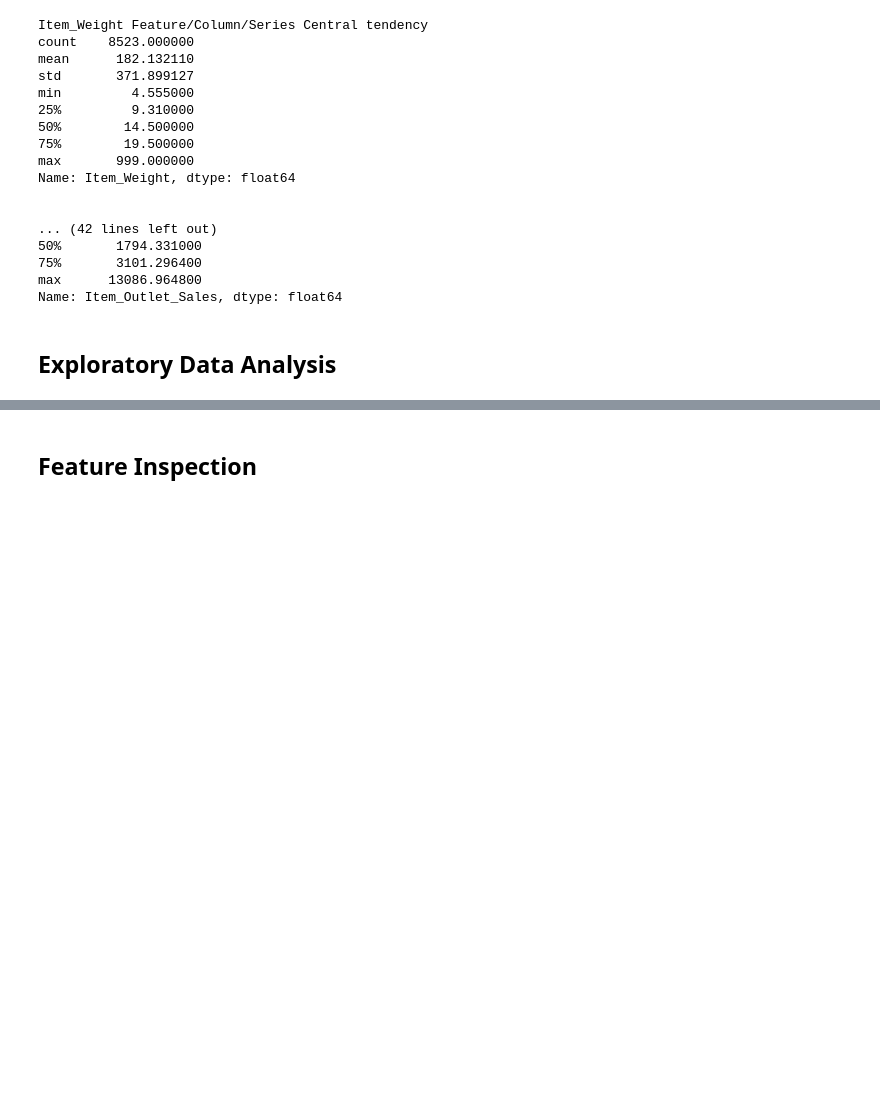
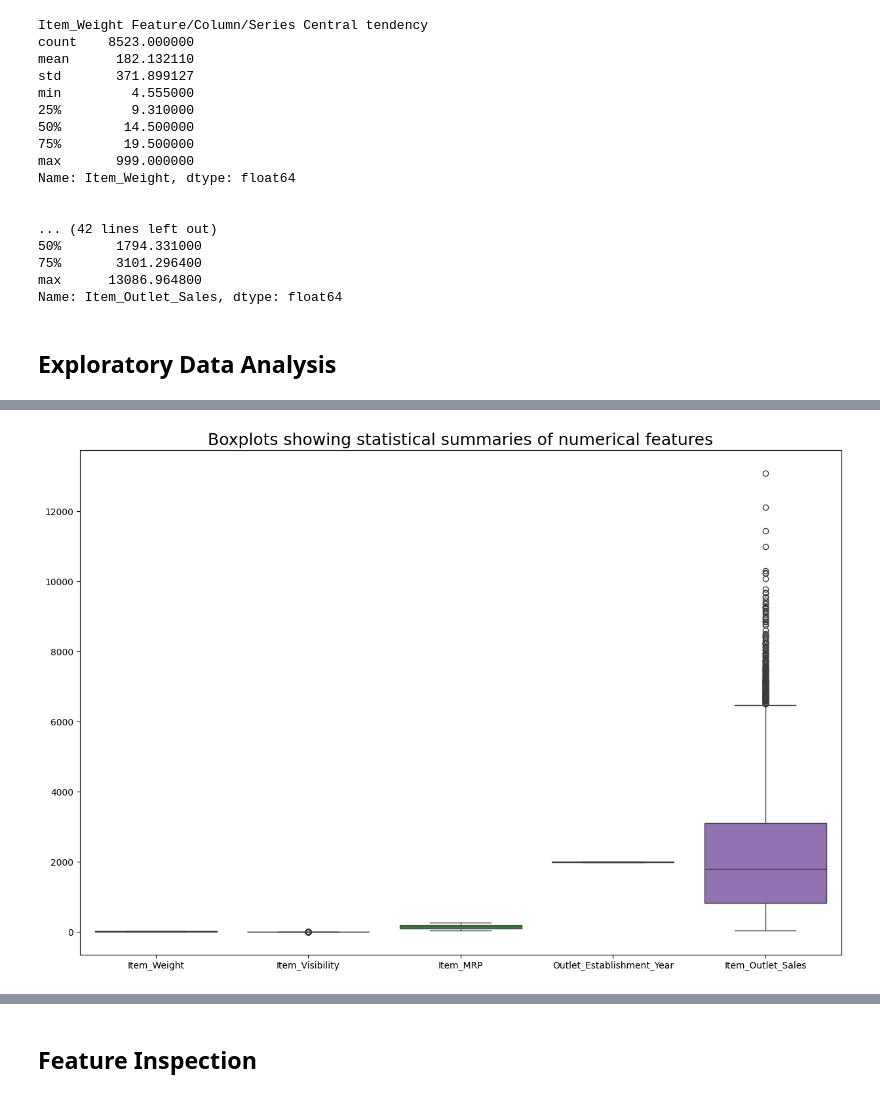
Before and after one commit to OMONa-E/Prediction-of-Product-Sales, a Jupyter notebook: Omona_Emmanuel_Prediction_of_Product_Sales.ipynb, the cells around one changed output, grey strips where cells are left out. Drawn from its saved outputs; the diff is of its cells as text; code cells hidden in the pictures; blank space fills up the shorter version.

```diff
--- a/Omona_Emmanuel_Prediction_of_Product_Sales.ipynb
+++ b/Omona_Emmanuel_Prediction_of_Product_Sales.ipynb
@@ -356,0 +370,8 @@ Name: Item_Outlet_Sales, dtype: float64
+# %%
+# Boxplots to view statistical summaries of numerical features in your dataset.
+plt.figure(figsize=(15, 10))
+sns.boxplot(data=df_sales_pred[numerical_features])
+plt.title('Boxplots showing statistical summaries of numerical features', fontsize=18)
+plt.show();
+# %% [output]
+[figure, added]
```
Also changed, not shown: parts of 17 cells of this notebook.
